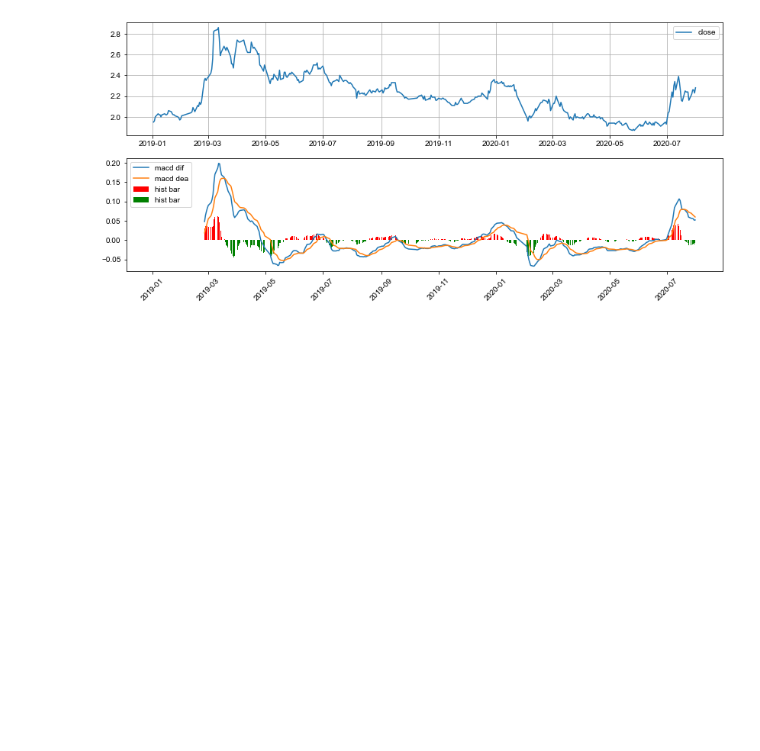
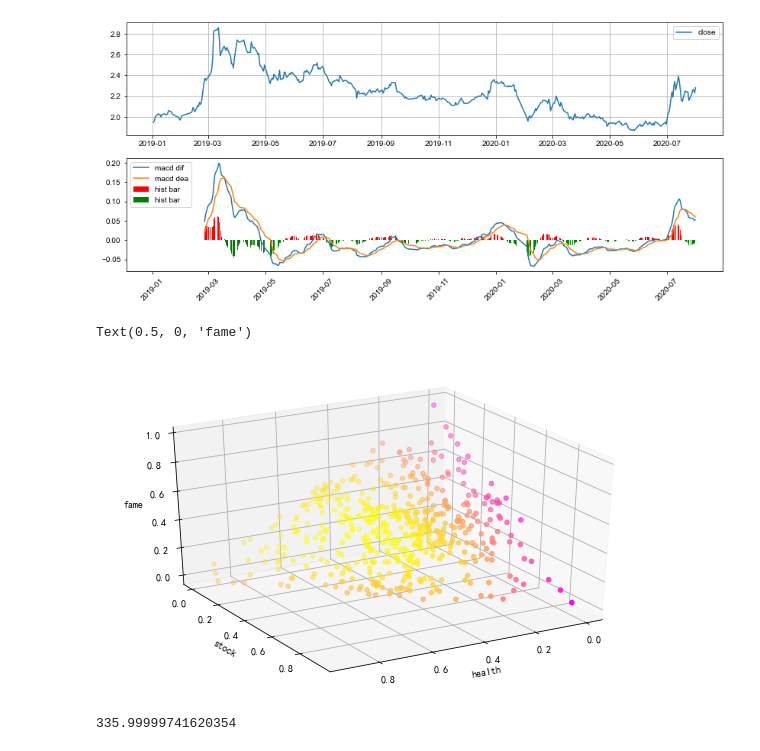
Before and after one commit to wd64759/quants, a Jupyter notebook: quants/abnormal_stocks.ipynb, the cells around one changed output. Drawn from its saved outputs; the diff is of its cells as text; code cells hidden in the pictures; blank space fills up the shorter version.

```diff
--- a/quants/abnormal_stocks.ipynb
+++ b/quants/abnormal_stocks.ipynb
@@ -4,7 +4,8 @@ import pandas as pd
 import matplotlib.pyplot as plt
 from matplotlib.pylab import date2num
 import mpl_finance as mpf
-plt.rcParams['font.family'] = 'SimHei'
+# plt.rcParams['font.family'] = 'SimHei'
+plt.rcParams['font.family'] = 'Arial'
 
 from local_utilities import load_as_df
 # %%
@@ -269,0 +272,21 @@ plt.show()
+# %%
+lives = []
+for _ in range(500):
+    weights = np.random.random(3)
+    weights = weights/sum(weights)
+    someone = complex_life(weights)
+    lives.append((someone, weights))
+# %%
+# lives[0][1]
+lives_arr = np.array([[round(life[1][0], 3), round(life[1][1], 3), round(life[1][2], 3), round(life[0].happiness, 3)] for life in lives])
+# %%
+plt.figure(figsize=(10, 6))
+ax = plt.gca(projection='3d')
+ax.view_init(30, 60)
+ax.scatter3D(lives_arr[:, 0], lives_arr[:, 1], lives_arr[:, 2], c=lives_arr[:, 3], cmap='spring')
+ax.set_xlabel('health')
+ax.set_ylabel('stock')
+ax.set_zlabel('fame')
+# %% [output]
+Text(0.5, 0, 'fame')
+[figure, added]
@@ -269,0 +302,4 @@ plt.show()
+# %%
+close_min
+# %% [output]
+335.99999741620354
```
Also changed, not shown: parts of 12 cells of this notebook, 3 other files.
